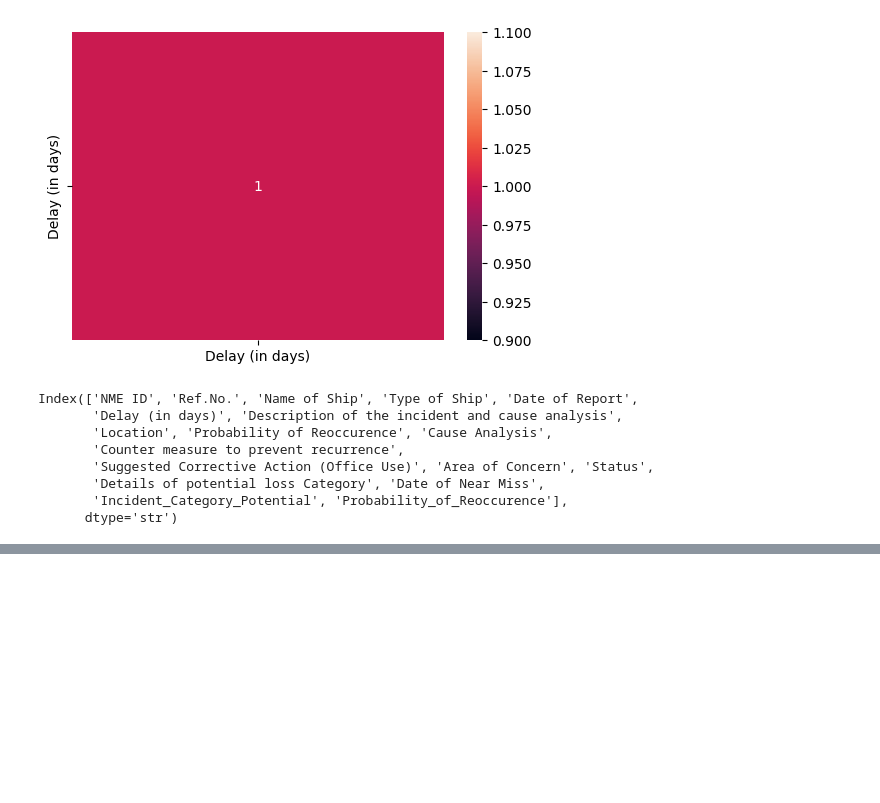
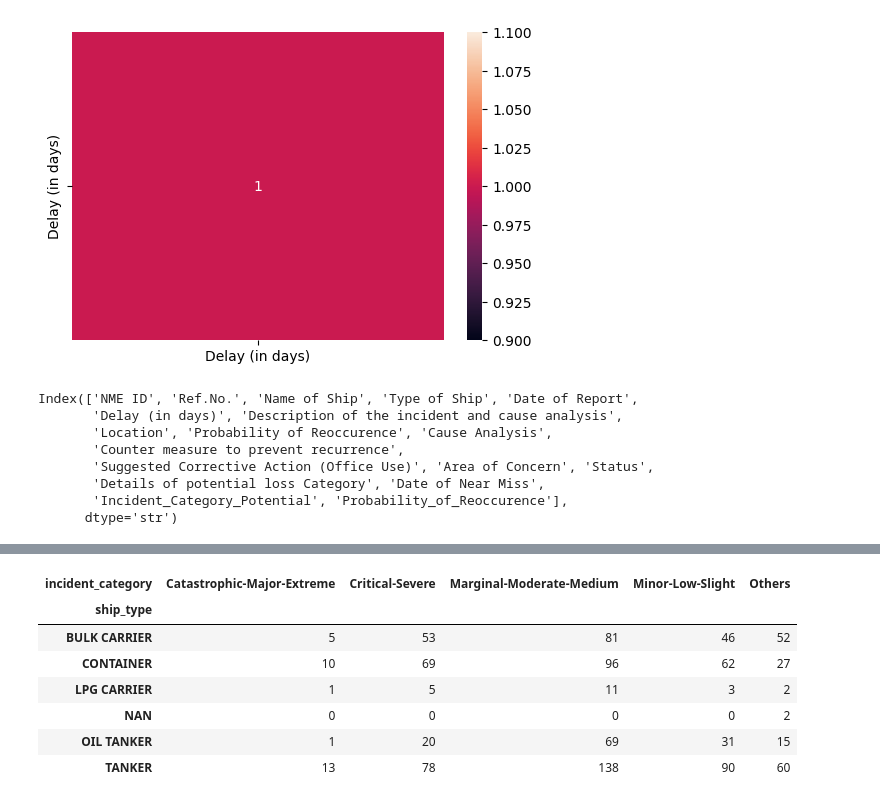
Before and after one commit to kiranr12r/Data-cleaning-and-EDA, a Jupyter notebook: cleaned-data/NMDatabase.ipynb, the cells around one changed output, grey strips where cells are left out. Cells and saved outputs as stored; diff of their text form; code cells hidden in the pictures; blank space fills up the shorter version.

```diff
--- a/cleaned-data/NMDatabase.ipynb
+++ b/cleaned-data/NMDatabase.ipynb
@@ -994,0 +1132,11 @@ Index(['NME ID', 'Ref.No.', 'Name of Ship', 'Type of Ship', 'Date of Report',
+# %%
+pd.crosstab(data['ship_type'], data['incident_category'])
+# %% [output]
+| incident_category | Catastrophic-Major-Extreme | Critical-Severe | Marginal-Moderate-Medium | Minor-Low-Slight | Others |
+| ship_type |  |  |  |  |  |
+| BULK CARRIER | 5 | 53 | 81 | 46 | 52 |
+| CONTAINER | 10 | 69 | 96 | 62 | 27 |
+| LPG CARRIER | 1 | 5 | 11 | 3 | 2 |
+| NAN | 0 | 0 | 0 | 0 | 2 |
+| OIL TANKER | 1 | 20 | 69 | 31 | 15 |
+| TANKER | 13 | 78 | 138 | 90 | 60 |
```
Also changed, not shown: parts of 16 cells of this notebook.
